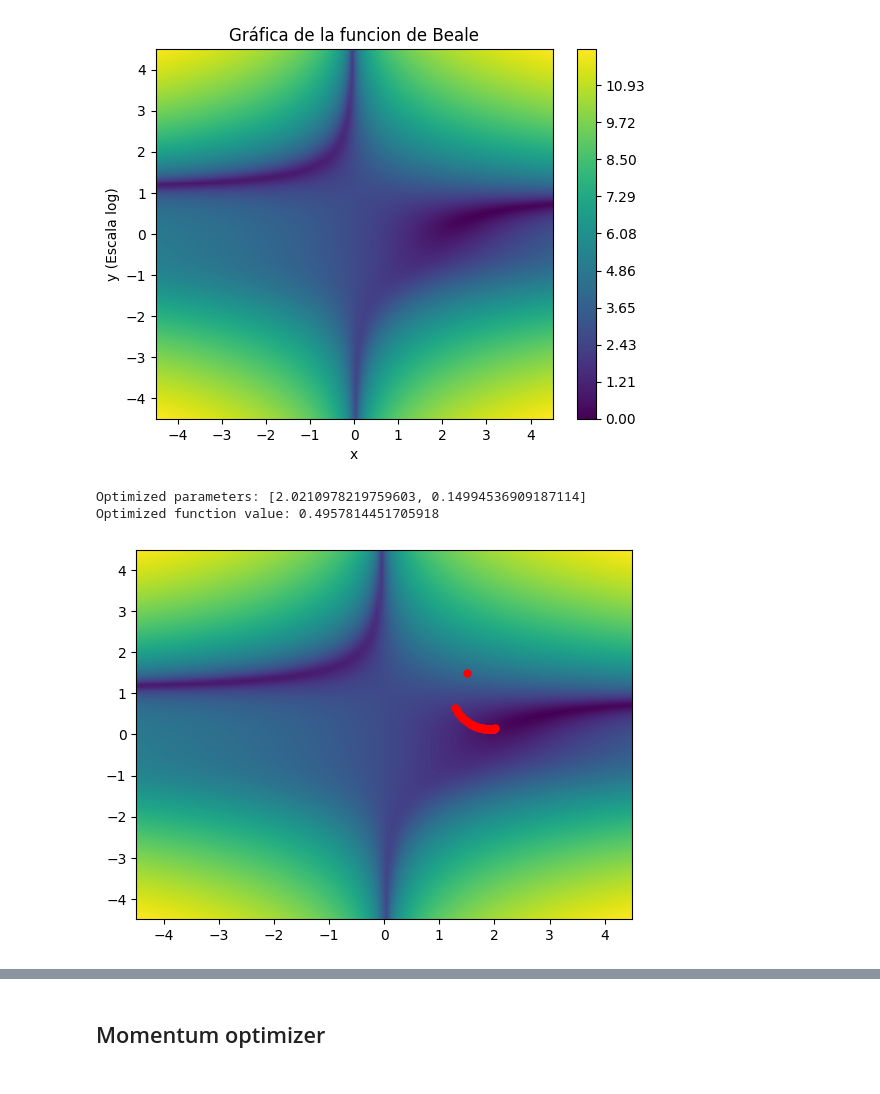
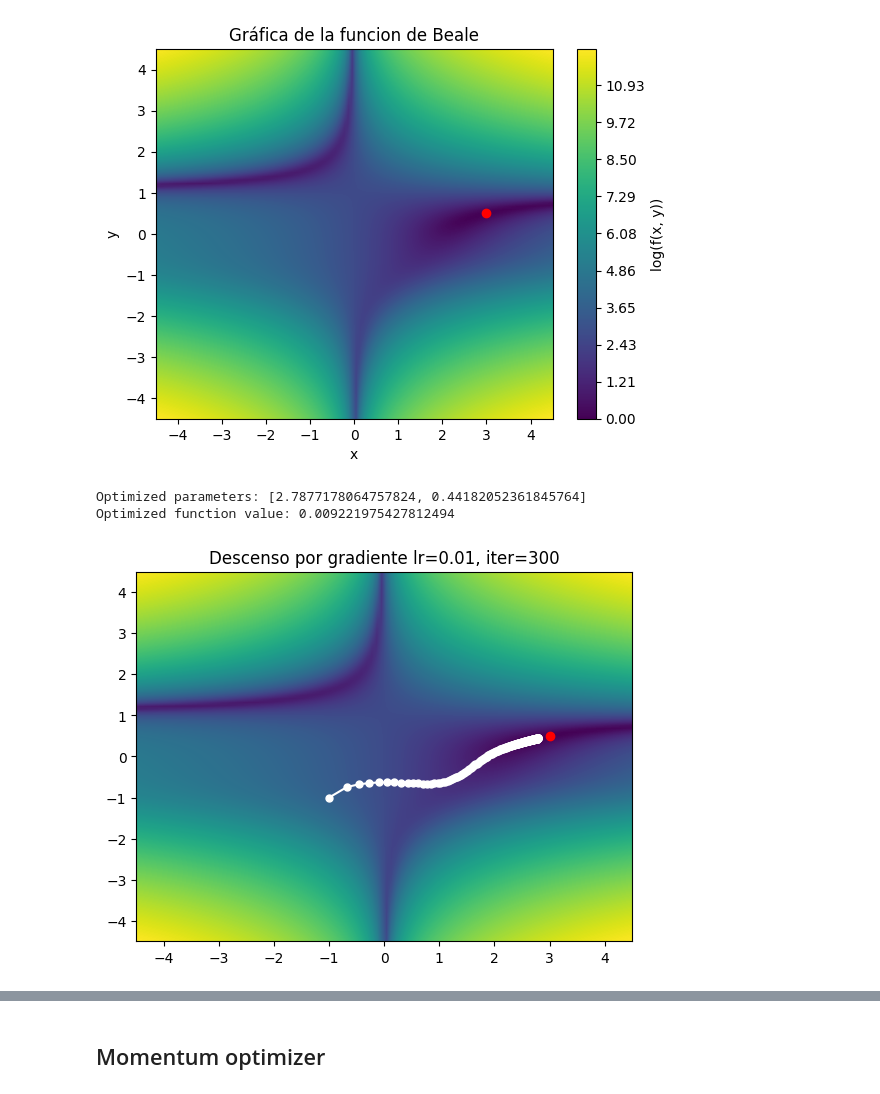
Before and after one commit to irvingvasquez/cv2course_intro_nn, a Jupyter notebook: 21_opt_gradiente_2d.ipynb, the cells around one changed output, grey strips where cells are left out. Cells and saved outputs as stored; diff of their text form; code cells hidden in the pictures.

```diff
--- a/21_opt_gradiente_2d.ipynb
+++ b/21_opt_gradiente_2d.ipynb
@@ -29,26 +51,28 @@ Z_log = np.log(Z + 1)  # Adding 1 to avoid taking log of zero
 
 # Create a 2D plot of the function
 plt.contourf(X, Y, Z_log, levels=1000, cmap='viridis')
-plt.colorbar()
+plt.plot(3, 0.5, 'ro')
+plt.colorbar().set_label('log(f(x, y))')
+#plt.colorbar()
 
 # Add labels and title to the plot
 plt.xlabel('x')
-plt.ylabel('y (Escala log)')
+plt.ylabel('y')
 plt.title('Gráfica de la funcion de Beale')
+
 
 # Show the plot
 plt.show()
 # %% [output]
-[figure, old version]
+[figure, new version]
 # %%
 class Optimizer:
-    def __init__(self, tolerance=1e-6):
+    def __init__(self, tolerance=1e-5):
         self.tolerance = tolerance
         self.history = []
 
-
 class GradientDescentOptimizer(Optimizer):
-    def __init__(self, learning_rate=0.01, max_iterations=1000, tolerance=1e-6):
+    def __init__(self, learning_rate=0.01, max_iterations=1000, tolerance=1e-5):
         super().__init__(tolerance=tolerance)
         self.learning_rate = learning_rate
         self.max_iterations = max_iterations
@@ -78,11 +102,16 @@ class GradientDescentOptimizer(Optimizer):
 
     def get_history(self):
         return self.history
+# %%
+# -- hyperparameters --
+# Initial guess
+initial_params = [-1, -1.0]
+# Learning rate
+learning_rate = 0.01
+# Maximum number of iterations
+max_iterations = 300
 # %%
-optimizer = GradientDescentOptimizer(learning_rate=0.005, max_iterations=50, tolerance=1e-6)
-
-# Initial guess
-initial_params = [1.5, 1.5]
+optimizer = GradientDescentOptimizer(learning_rate=learning_rate, max_iterations=max_iterations, tolerance=1e-6)
 
 # Optimize the function
 optimized_params = optimizer.optimize(f, lambda x, y: [df_dx(x, y), df_dy(x, y)], initial_params)
@@ -90,18 +119,19 @@ optimized_params = optimizer.optimize(f, lambda x, y: [df_dx(x, y), df_dy(x, y)]
 print(f'Optimized parameters: {optimized_params}')
 print(f'Optimized function value: {f(*optimized_params)}')
 # %% [output]
-Optimized parameters: [2.0210978219759603, 0.14994536909187114]
-Optimized function value: 0.4957814451705918
+Optimized parameters: [2.7877178064757824, 0.44182052361845764]
+Optimized function value: 0.009221975427812494
 # %%
 # Extract the x and y values from the history variable
 history = optimizer.get_history()
 x_values = [log['params'][0] for log in history]
 y_values = [log['params'][1] for log in history]
 
-
 # Create a 2D plot of the function
 plt.contourf(X, Y, Z_log, levels=1000, cmap='viridis')
-plt.plot(x_values, y_values, 'r.', markersize=10)
+plt.plot(3, 0.5, 'ro')
+plt.plot(x_values, y_values, 'w.-', markersize=10)
+plt.title(f'Descenso por gradiente lr={optimizer.learning_rate}, iter={len(history)}')
 plt.show()
 # %% [output]
-[figure, old version]
+[figure, new version]
```
Also changed, not shown: parts of 6 cells of this notebook, 1 other file.
